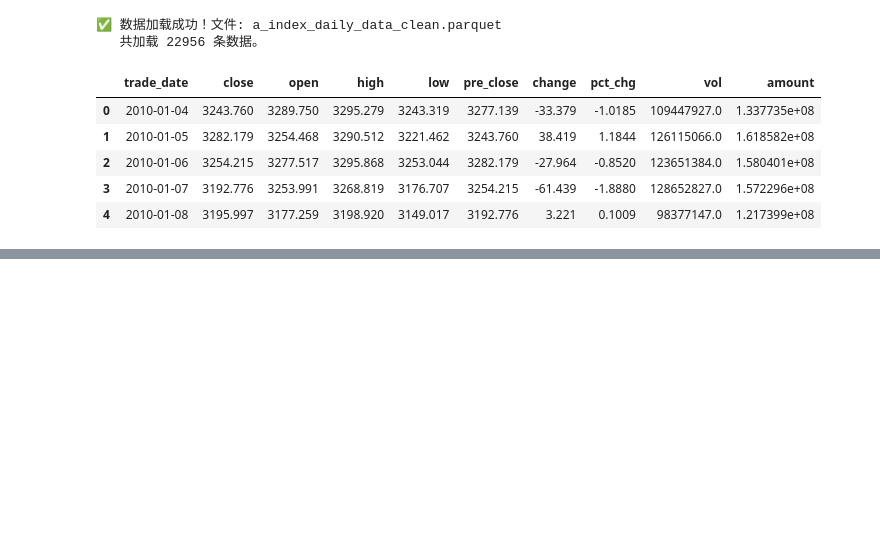
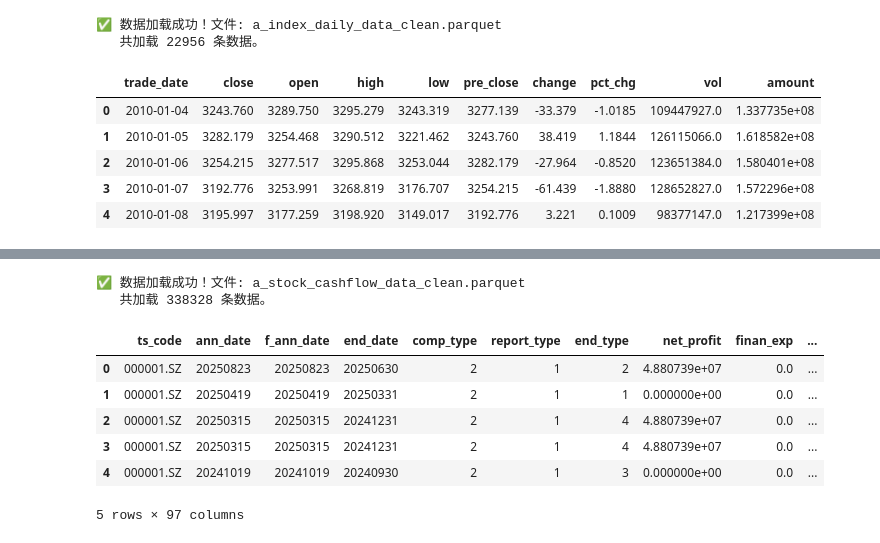
Before and after one commit to ChenNachuan/Factor_strategy_platform, a Jupyter notebook: data_manager/clean_data/data_cleaning_verification.ipynb, the cells around one changed output, grey strips where cells are left out. Drawn from its saved outputs; the diff is of its cells as text; code cells hidden in the pictures; blank space fills up the shorter version.

```diff
--- a/data_manager/clean_data/data_cleaning_verification.ipynb
+++ b/data_manager/clean_data/data_cleaning_verification.ipynb
@@ -152,0 +177,24 @@ df.head()
+# %%
+# --- 验证5: 检查现金流量表数据---
+clean_data_file = 'a_stock_cashflow_data_clean.parquet'
+
+try:
+    df = pd.read_parquet(clean_data_file)
+    print(f"✅ 数据加载成功！文件: {clean_data_file}")
+    print(f"   共加载 {len(df)} 条数据。")
+except FileNotFoundError:
+    print(f"❌ 错误：找不到已清洗的数据文件 '{clean_data_file}'！")
+    print("   请确保你已经成功运行了 data_cleaner 中的 run_cleaning_pipeline.py 脚本。")
+
+# 显示数据的前几行，对数据有个初步印象
+df.head()
+# %% [output]
+✅ 数据加载成功！文件: a_stock_cashflow_data_clean.parquet
+   共加载 338328 条数据。
+|  | ts_code | ann_date | f_ann_date | end_date | comp_type | report_type | end_type | net_profit | finan_exp | ... |
+| 0 | 000001.SZ | 20250823 | 20250823 | 20250630 | 2 | 1 | 2 | 4.880739e+07 | 0.0 | ... |
+| 1 | 000001.SZ | 20250419 | 20250419 | 20250331 | 2 | 1 | 1 | 0.000000e+00 | 0.0 | ... |
+| 2 | 000001.SZ | 20250315 | 20250315 | 20241231 | 2 | 1 | 4 | 4.880739e+07 | 0.0 | ... |
+| 3 | 000001.SZ | 20250315 | 20250315 | 20241231 | 2 | 1 | 4 | 4.880739e+07 | 0.0 | ... |
+| 4 | 000001.SZ | 20241019 | 20241019 | 20240930 | 2 | 1 | 3 | 0.000000e+00 | 0.0 | ... |
+5 rows × 97 columns
```
Also changed, not shown: parts of 2 cells of this notebook, 1 other file.
